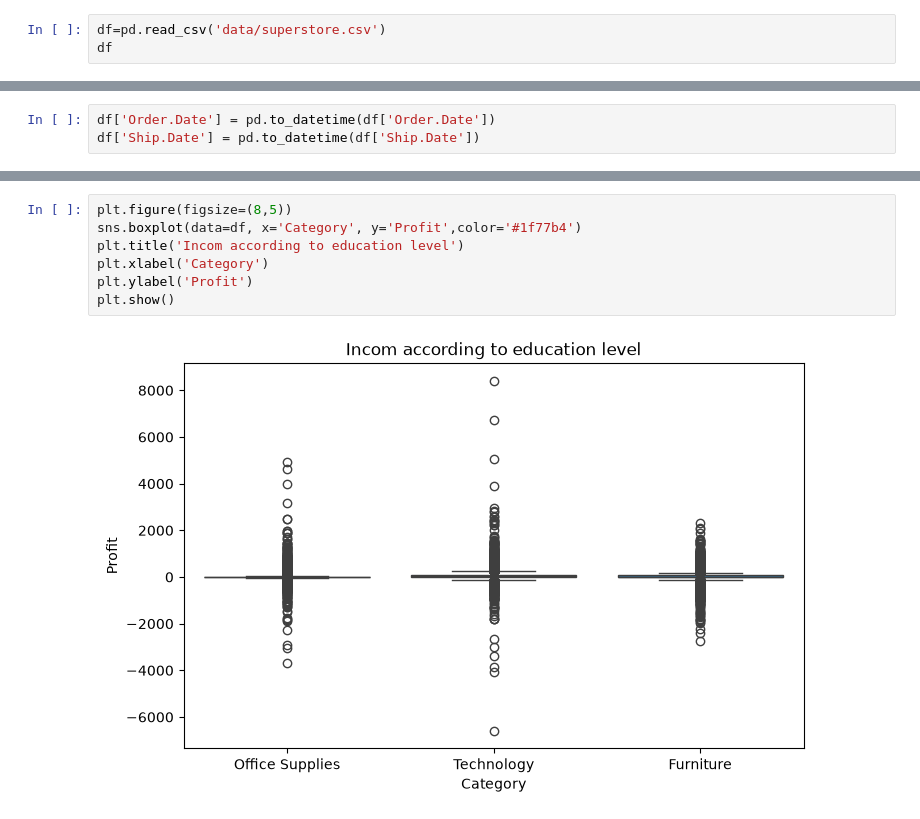
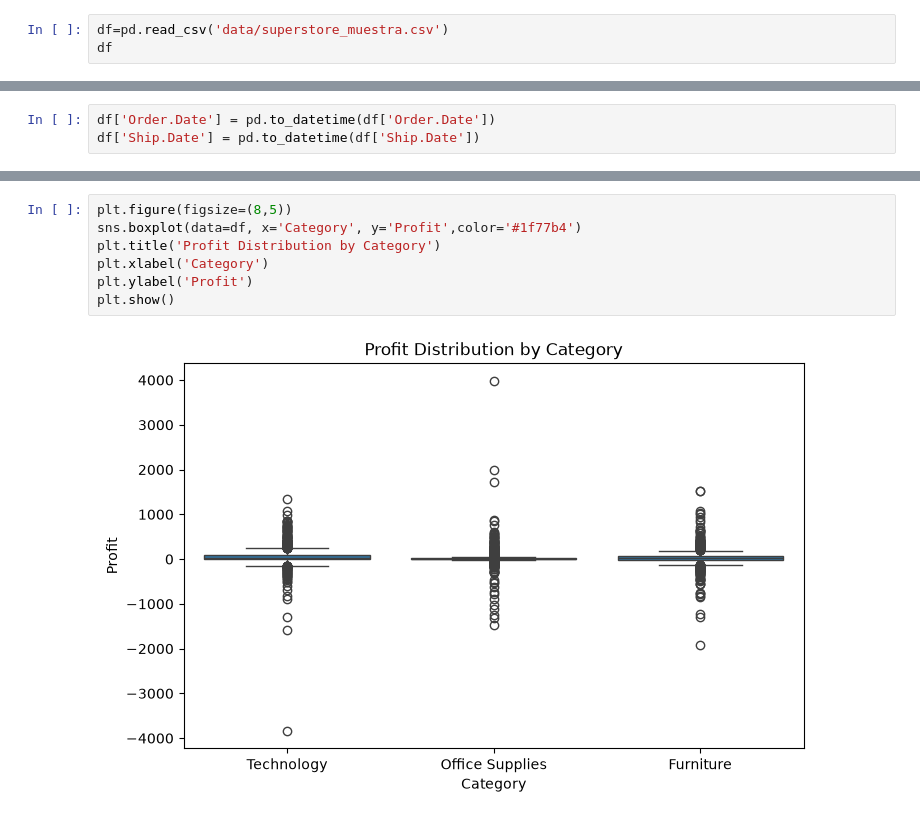
Before and after one commit to JoelxD12O/global-superstore-muestra, a Jupyter notebook: global-superstore.ipynb, the cells around one changed output, grey strips where cells are left out. Cells and saved outputs as stored; diff of their text form.

```diff
--- a/global-superstore.ipynb
+++ b/global-superstore.ipynb
@@ -6,7 +6,7 @@ import seaborn as sns
 import warnings
 warnings.filterwarnings('ignore')
 # %%
-df=pd.read_csv('data/superstore.csv')
+df=pd.read_csv('data/superstore_muestra.csv')
 df
 # %% [output]
 |  | Category | City | Country | Customer.ID | Customer.Name | Discount | Market | 记录数 | Order.Date | ... |
@@ -182,12 +182,12 @@ plt.show()
 # %%
 plt.figure(figsize=(8,5))
 sns.boxplot(data=df, x='Category', y='Profit',color='#1f77b4')
-plt.title('Incom according to education level')
+plt.title('Profit Distribution by Category')
 plt.xlabel('Category')
 plt.ylabel('Profit')
 plt.show()
 # %% [output]
-[figure, old version]
+[figure, new version]
 # %%
 plt.figure(figsize=(10, 8))
 sns.scatterplot(data=df, x='Sales', y='Profit', palette='coolwarm',)
```
Also changed, not shown: parts of 15 cells of this notebook, 1 other file.
